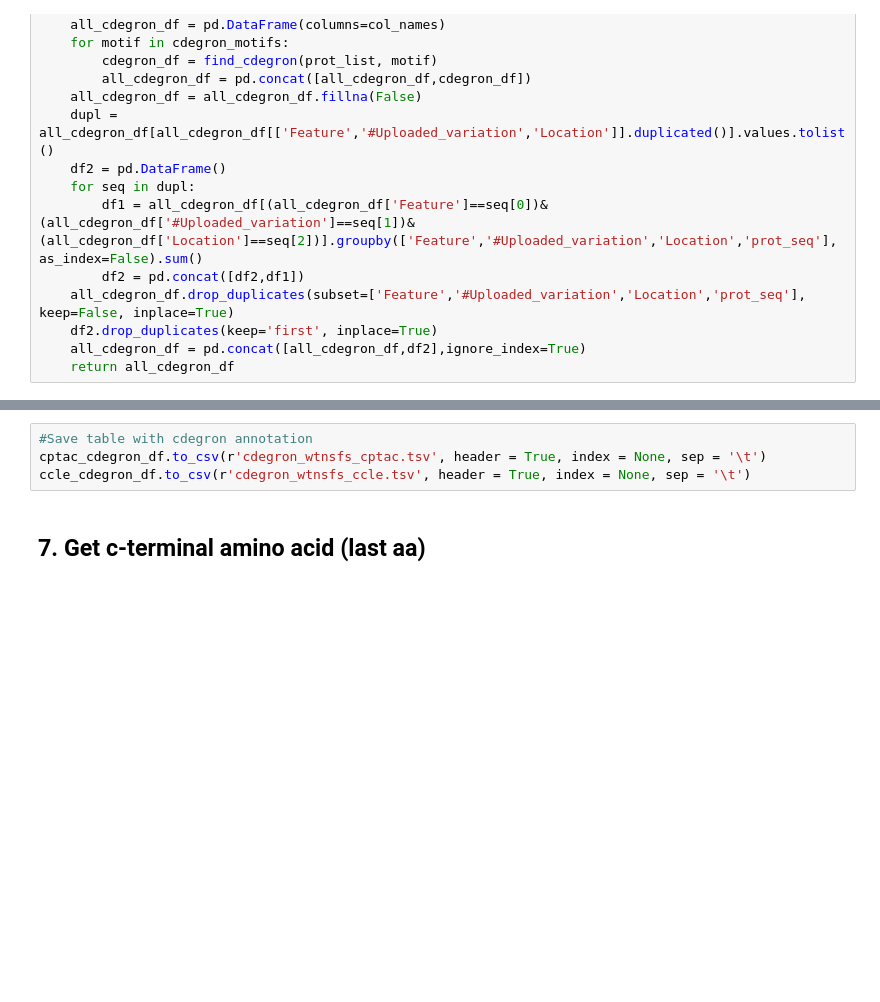
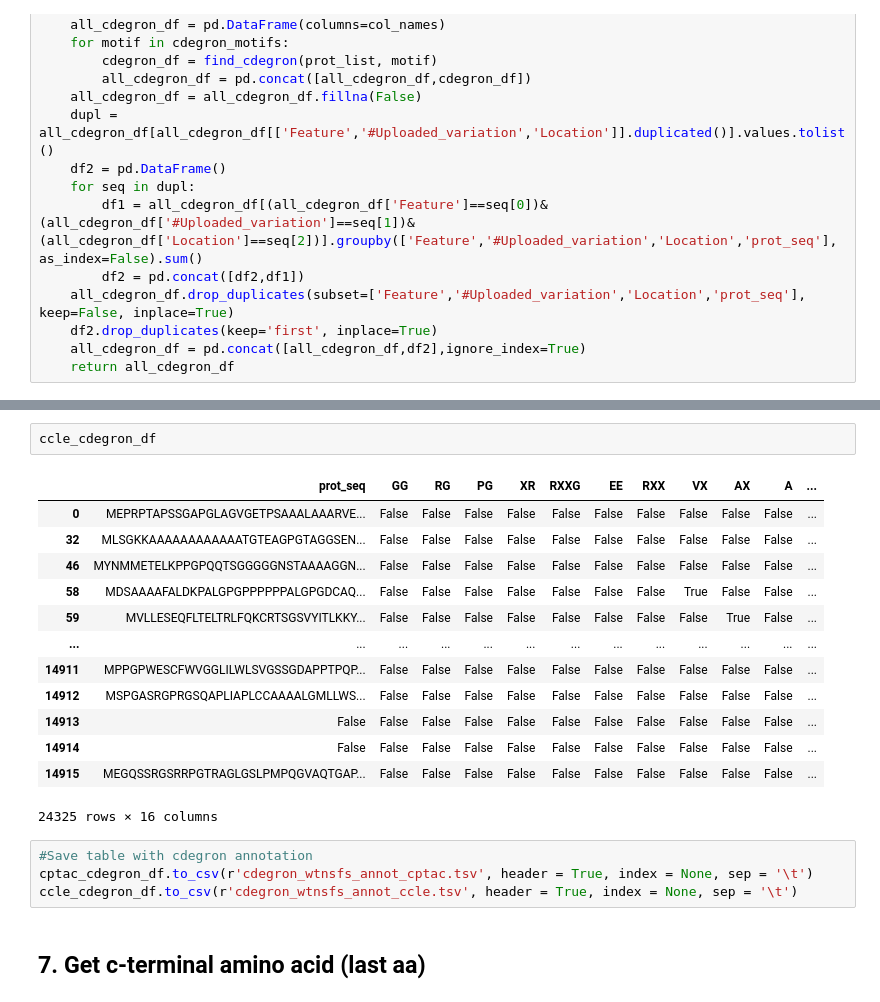
Before and after one commit to msguixe/TFM_MSG, a Jupyter notebook: Generation_ns_fs_mut_sequences.ipynb, the cells around one changed output, grey strips where cells are left out. Saved outputs shown, nothing was run; the diff lists cells and outputs as text; blank space fills up the shorter version.

```diff
--- a/Generation_ns_fs_mut_sequences.ipynb
+++ b/Generation_ns_fs_mut_sequences.ipynb
@@ -468,7 +553,23 @@ ccle_cdegron_df = cdegron_table (ccle_prot_mut_df, ccle_prot_wt_df, cdegron_moti
+# %%
+ccle_cdegron_df
+# %% [output]
+|  | prot_seq | GG | RG | PG | XR | RXXG | EE | RXX | VX | AX | A | ... |
+| 0 | MEPRPTAPSSGAPGLAGVGETPSAAALAAARVE... | False | False | False | False | False | False | False | False | False | False | ... |
+| 32 | MLSGKKAAAAAAAAAAAATGTEAGPGTAGGSEN... | False | False | False | False | False | False | False | False | False | False | ... |
+| 46 | MYNMMETELKPPGPQQTSGGGGGNSTAAAAGGN... | False | False | False | False | False | False | False | False | False | False | ... |
+| 58 | MDSAAAAFALDKPALGPGPPPPPPALGPGDCAQ... | False | False | False | False | False | False | False | True | False | False | ... |
+| 59 | MVLLESEQFLTELTRLFQKCRTSGSVYITLKKY... | False | False | False | False | False | False | False | False | True | False | ... |
+| ... | ... | ... | ... | ... | ... | ... | ... | ... | ... | ... | ... | ... |
+| 14911 | MPPGPWESCFWVGGLILWLSVGSSGDAPPTPQP... | False | False | False | False | False | False | False | False | False | False | ... |
+| 14912 | MSPGASRGPRGSQAPLIAPLCCAAAALGMLLWS... | False | False | False | False | False | False | False | False | False | False | ... |
+| 14913 | False | False | False | False | False | False | False | False | False | False | False | ... |
+| 14914 | False | False | False | False | False | False | False | False | False | False | False | ... |
+| 14915 | MEGQSSRGSRRPGTRAGLGSLPMPQGVAQTGAP... | False | False | False | False | False | False | False | False | False | False | ... |
+24325 rows × 16 columns
 # %%
 #Save table with cdegron annotation
-cptac_cdegron_df.to_csv(r'cdegron_wtnsfs_cptac.tsv', header = True, index = None, sep = '\t')
-ccle_cdegron_df.to_csv(r'cdegron_wtnsfs_ccle.tsv', header = True, index = None, sep = '\t')
+cptac_cdegron_df.to_csv(r'cdegron_wtnsfs_annot_cptac.tsv', header = True, index = None, sep = '\t')
+ccle_cdegron_df.to_csv(r'cdegron_wtnsfs_annot_ccle.tsv', header = True, index = None, sep = '\t')
 # %% [markdown]
 ## 7. Get c-terminal amino acid (last aa)
 # %%
```
Also changed, not shown: parts of 29 cells of this notebook, 2 other files.
